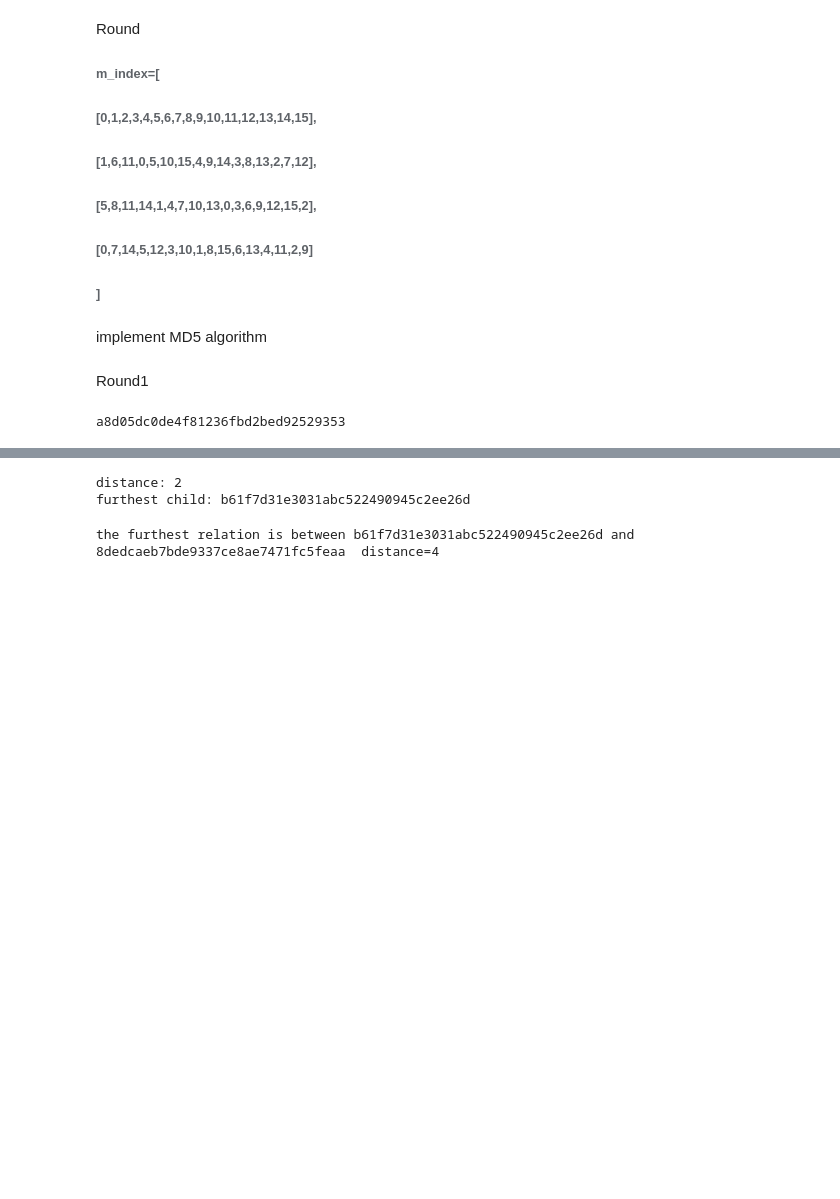
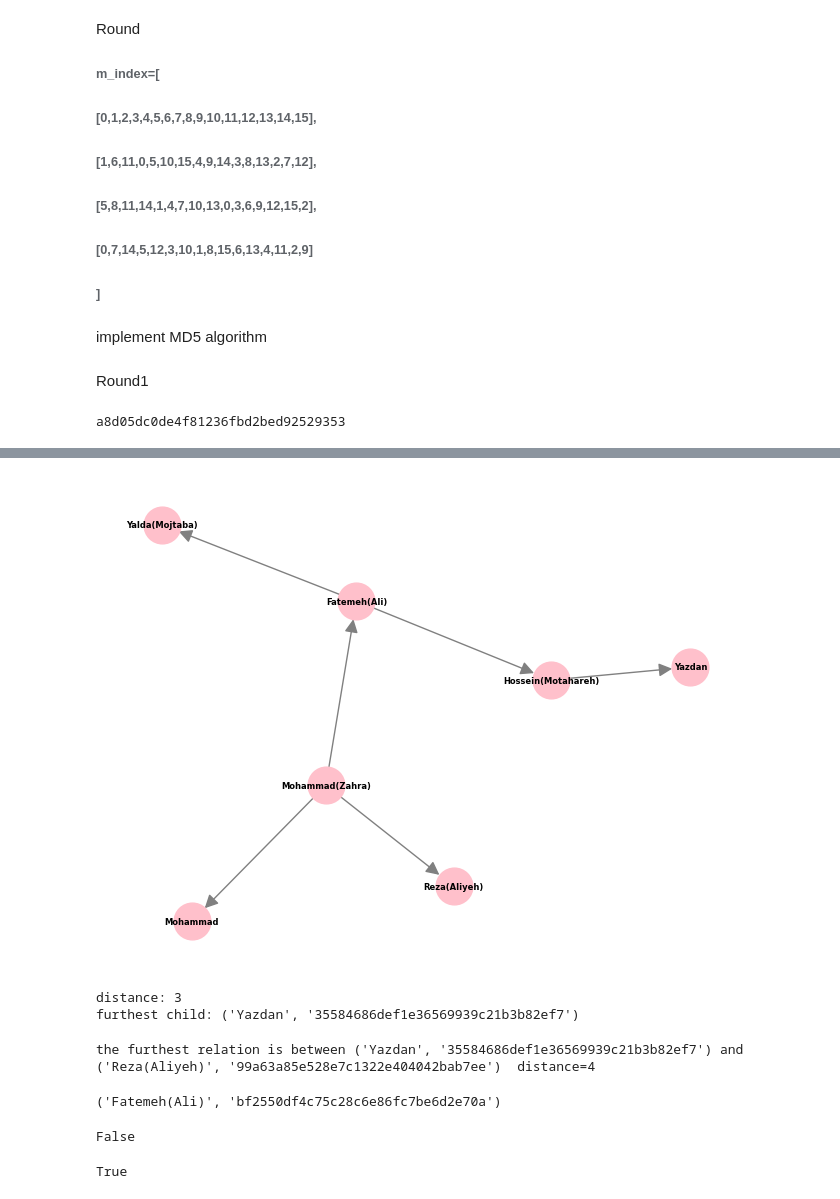
Before and after one commit to Tina-Talebi/MysteriousFamily, a Jupyter notebook: ds.ipynb, the cells around one changed output, grey strips where cells are left out. Drawn from its saved outputs; the diff is of its cells as text; code cells hidden in the pictures; blank space fills up the shorter version.

```diff
--- a/ds.ipynb
+++ b/ds.ipynb
@@ -352,13 +365,29 @@ draw_tree()
+# %%
+draw_tree()
+# %% [output]
+[figure, added]
 # %%
-dist,node=tree.furthest_child(MD5('Mohammad(Zahra)'))
+dist,node=tree.furthest_child('Mohammad(Zahra)')
 print(f'distance: {dist}')
-print(f'furthest child: {node.name}')
+print(f'furthest child: {node.name,(MD5(node.name))}')
 # %% [output]
-distance: 2
-furthest child: b61f7d31e3031abc522490945c2ee26d
+distance: 3
+furthest child: ('Yazdan', '35584686def1e36569939c21b3b82ef7')
 # %%
 first,second,dist=tree.find_diameter()
 
-print(f'the furthest relation is between {first } and {second}  distance={dist}')
+print(f'the furthest relation is between {(first ,(MD5(first)))} and {(second,(MD5(second)))}  distance={dist}')
 # %% [output]
-the furthest relation is between b61f7d31e3031abc522490945c2ee26d and 8dedcaeb7bde9337ce8ae7471fc5feaa  distance=4
+the furthest relation is between ('Yazdan', '35584686def1e36569939c21b3b82ef7') and ('Reza(Aliyeh)', '99a63a85e528e7c1322e404042bab7ee')  distance=4
+# %%
+tree.common_Parent('Hossein(Motahareh)','Yalda(Mojtaba)')
+# %% [output]
+('Fatemeh(Ali)', 'bf2550df4c75c28c6e86fc7be6d2e70a')
+# %%
+tree.is_ancestor('Yazdan','Hossein(Motahareh)')
+# %% [output]
+False
+# %%
+tree.is_ancestor('Hossein(Motahareh)','Yazdan')
+# %% [output]
+True
```
Also changed, not shown: parts of 12 cells of this notebook.
